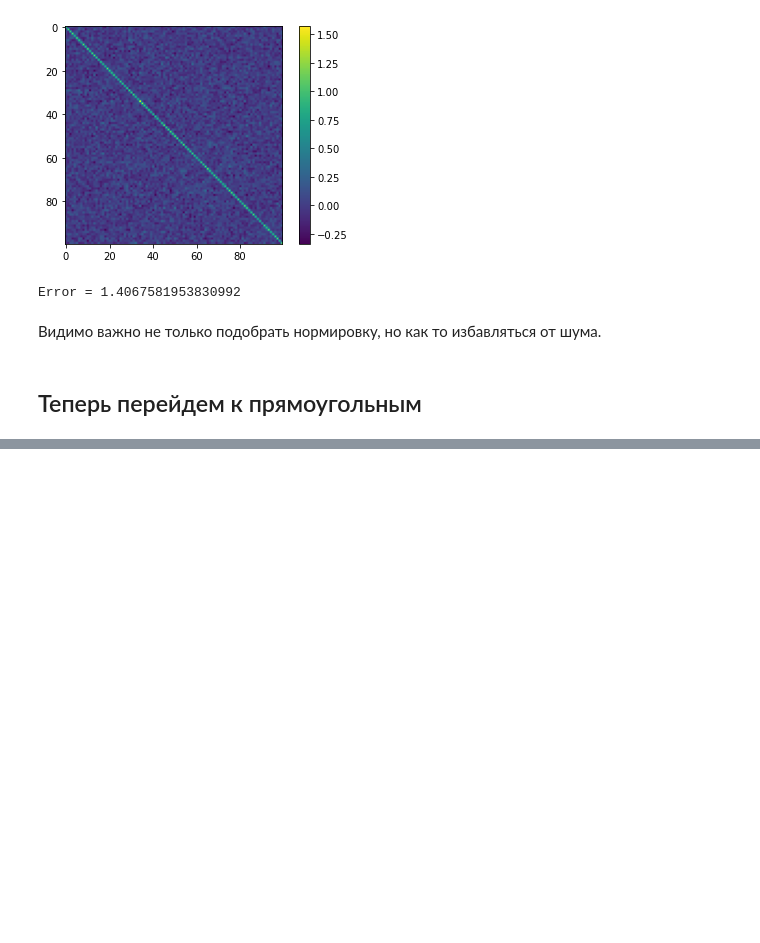
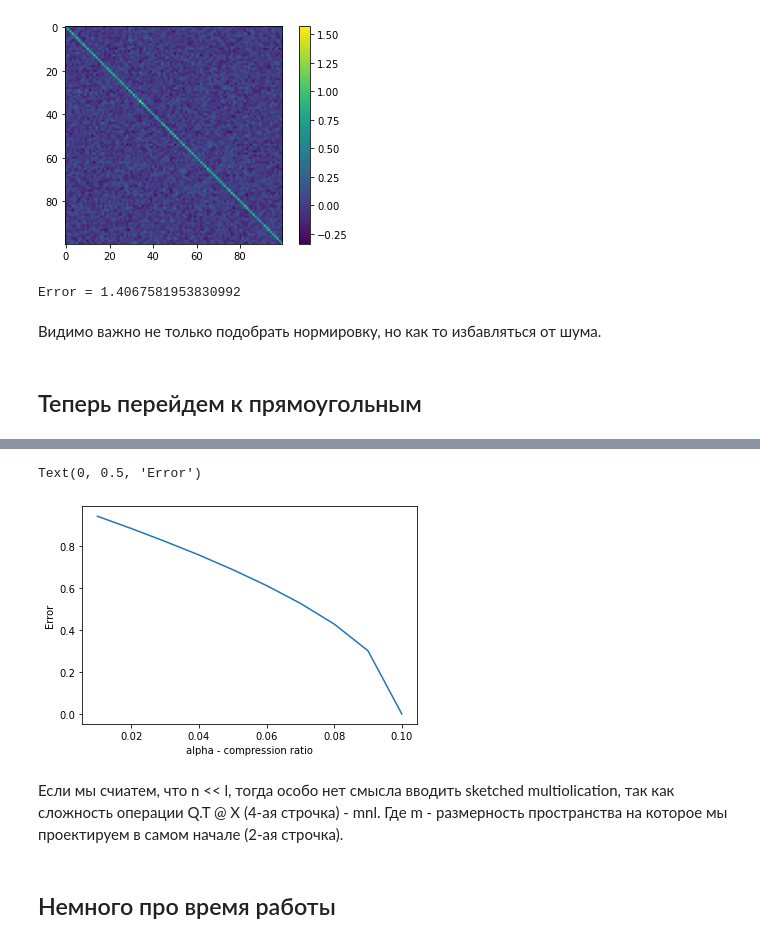
Before and after one commit to SvMixa/Random, a Jupyter notebook: RSVD.ipynb, the cells around one changed output, grey strips where cells are left out. Drawn from its saved outputs; the diff is of its cells as text; code cells hidden in the pictures; blank space fills up the shorter version.

```diff
--- a/RSVD.ipynb
+++ b/RSVD.ipynb
@@ -148,3 +148,12 @@ Error = 1.4067581953830992
 Видимо важно не только подобрать нормировку, но как то избавляться от шума.
 # %% [markdown]
 ## Теперь перейдем к прямоугольным
+# %%
+n = 100
+l = 1000 #так как рандомные матрицы умножаются справа, то именно эта рахмерность дожлжна быть больше
+m = 100
+X = np.random.normal(size=(n, l))
+u, s, vh = rsvd(X, m)
+print("CPU error = ", np.linalg.norm(X - u @ np.diag(s) @ vh)/np.linalg.norm(X))
+u, s, vh = rsvd(X, m, projector=opu_projector)
+print("OPU error = ", np.linalg.norm(X - u @ np.diag(s) @ vh)/np.linalg.norm(X))
@@ -150,0 +163,12 @@ Error = 1.4067581953830992
+# %%
+betta = 0.1 # степень прямоугольности матрицы, betta = n/l
+l = 10000
+n = int(betta * l)
+error = []
+
+for alpha in np.linspace(0.01, 1, 5):
+    X = np.random.normal(size=(n, l))
+    u, s, vh = rsvd(X, int(l*alpha), projector=cpu_projector)
+    er = np.linalg.norm(X - u @ np.diag(s) @ vh)/np.linalg.norm(X)
+    print(er)
+    error.append(er)
@@ -150,0 +183,12 @@ Error = 1.4067581953830992
+# %%
+betta = 0.1 # степень прямоугольности матрицы, betta = n/l
+l = 10000
+n = int(betta * l)
+error = []
+
+for alpha in np.linspace(0.01, 0.1, 10):
+    X = np.random.normal(size=(n, l))
+    u, s, vh = rsvd(X, int(l*alpha), projector=cpu_projector)
+    er = np.linalg.norm(X - u @ np.diag(s) @ vh)/np.linalg.norm(X)
+    print(er)
+    error.append(er)
@@ -150,0 +206,11 @@ Error = 1.4067581953830992
+# %%
+plt.plot(np.linspace(0.01, 0.1, 10), error)
+plt.xlabel("alpha - compression ratio")
+plt.ylabel("Error")
+# %% [output]
+Text(0, 0.5, 'Error')
+[figure, added]
+# %% [markdown]
+Если мы счиатем, что n << l, тогда особо нет смысла вводить sketched multiolication, так как сложность операции Q.T @ X (4-ая строчка) - mnl. Где m - размерность пространства на которое мы проектируем в самом начале (2-ая строчка).
+# %% [markdown]
+## Немного про время работы
```
Also changed, not shown: parts of 14 cells of this notebook.
